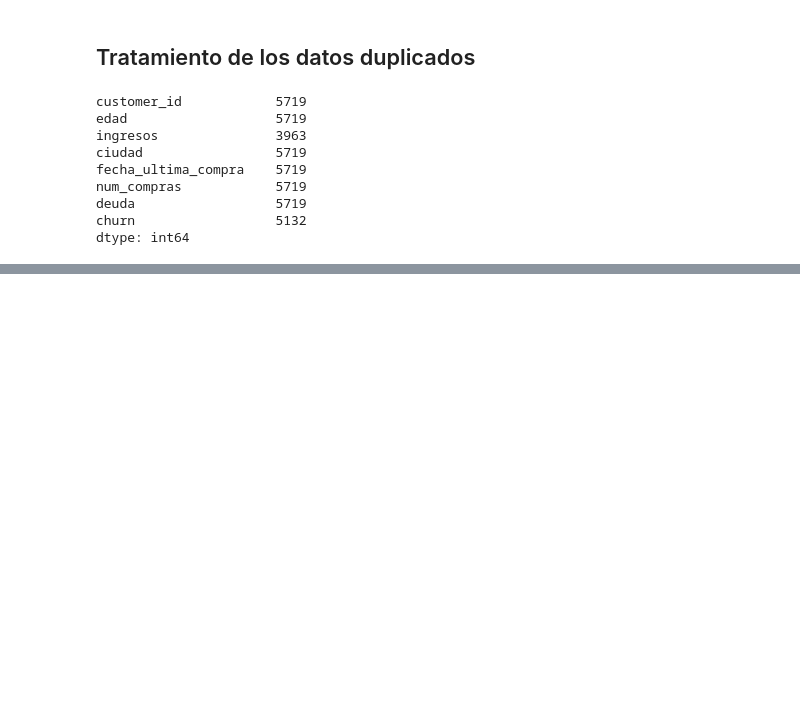
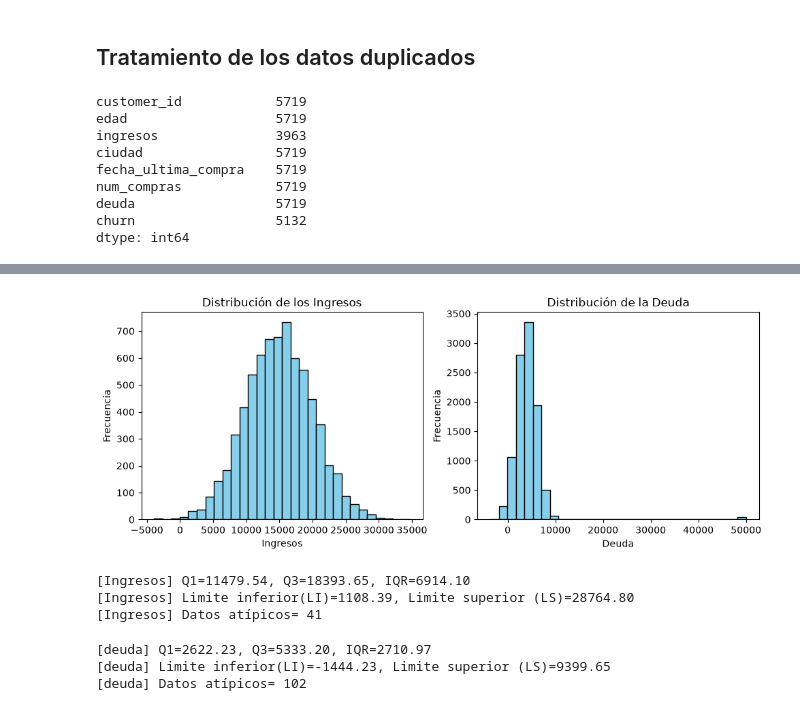
Before and after one commit to pdanielvazquez/limpieza-preprocesamiento-datos-dd-ibero-o26, a Jupyter notebook: limpieza-preprocesamiento.ipynb, the cells around one changed output, grey strips where cells are left out. Drawn from its saved outputs; the diff is of its cells as text; code cells hidden in the pictures; blank space fills up the shorter version.

Commit message:
Análisis detallado del conjunto de datos en proceso

```diff
--- a/limpieza-preprocesamiento.ipynb
+++ b/limpieza-preprocesamiento.ipynb
@@ -87,0 +206,57 @@ dtype: int64
+# %%
+# Grafica de distribución de los ingresos (subplot-1) y la deuda (subplot-2)
+plt.figure(figsize=(10, 4))
+# Subplot 1: Distribución de los ingresos
+plt.subplot(1, 2, 1)
+plt.hist(df['ingresos'], bins=30, color='skyblue', edgecolor='black')
+plt.title('Distribución de los Ingresos')
+plt.xlabel('Ingresos')
+plt.ylabel('Frecuencia')
+
+# Subplot 2: Distribución de la deuda
+plt.subplot(1, 2, 2)
+plt.hist(df['deuda'], bins=30, color='skyblue', edgecolor='black')
+plt.title('Distribución de la Deuda')
+plt.xlabel('Deuda')
+plt.ylabel('Frecuencia')
+
+plt.tight_layout()
+plt.show()
+# %% [output]
+[figure, added]
+# %%
+# Diagnostico de los datos atípicos (outliers) mediante el método de Rango Intercuartílico (IQR)
+
+# 1. Con respecto a los Ingresos
+Q1_ingresos = df['ingresos'].quantile(0.25)
+Q3_ingresos = df['ingresos'].quantile(0.75)
+IQR_ingresos = Q3_ingresos - Q1_ingresos
+
+LI_ingresos = Q1_ingresos - 1.5 * IQR_ingresos
+LS_ingresos = Q3_ingresos + 1.5 * IQR_ingresos
+
+outliers_ingresos = ((df['ingresos'] < LI_ingresos) | (df['ingresos']>LS_ingresos)).sum()
+print(f"[Ingresos] Q1={Q1_ingresos:.2f}, Q3={Q3_ingresos:.2f}, IQR={IQR_ingresos:.2f}")
+print(f"[Ingresos] Limite inferior(LI)={LI_ingresos:.2f}, Limite superior (LS)={LS_ingresos:.2f} ")
+print(f"[Ingresos] Datos atípicos= {outliers_ingresos}")
+# %% [output]
+[Ingresos] Q1=11479.54, Q3=18393.65, IQR=6914.10
+[Ingresos] Limite inferior(LI)=1108.39, Limite superior (LS)=28764.80
+[Ingresos] Datos atípicos= 41
+# %%
+# 2. Con respecto a la Deuda
+Q1_deuda = df['deuda'].quantile(0.25)
+Q3_deuda = df['deuda'].quantile(0.75)
+IQR_deuda = Q3_deuda - Q1_deuda
+
+LI_deuda = Q1_deuda - 1.5 * IQR_deuda
+LS_deuda = Q3_deuda + 1.5 * IQR_deuda
+
+outliers_deuda = ((df['deuda'] < LI_deuda) | (df['deuda']>LS_deuda)).sum()
+print(f"[deuda] Q1={Q1_deuda:.2f}, Q3={Q3_deuda:.2f}, IQR={IQR_deuda:.2f}")
+print(f"[deuda] Limite inferior(LI)={LI_deuda:.2f}, Limite superior (LS)={LS_deuda:.2f} ")
+print(f"[deuda] Datos atípicos= {outliers_deuda}")
+# %% [output]
+[deuda] Q1=2622.23, Q3=5333.20, IQR=2710.97
+[deuda] Limite inferior(LI)=-1444.23, Limite superior (LS)=9399.65
+[deuda] Datos atípicos= 102
```
Also changed, not shown: parts of 11 cells of this notebook.
